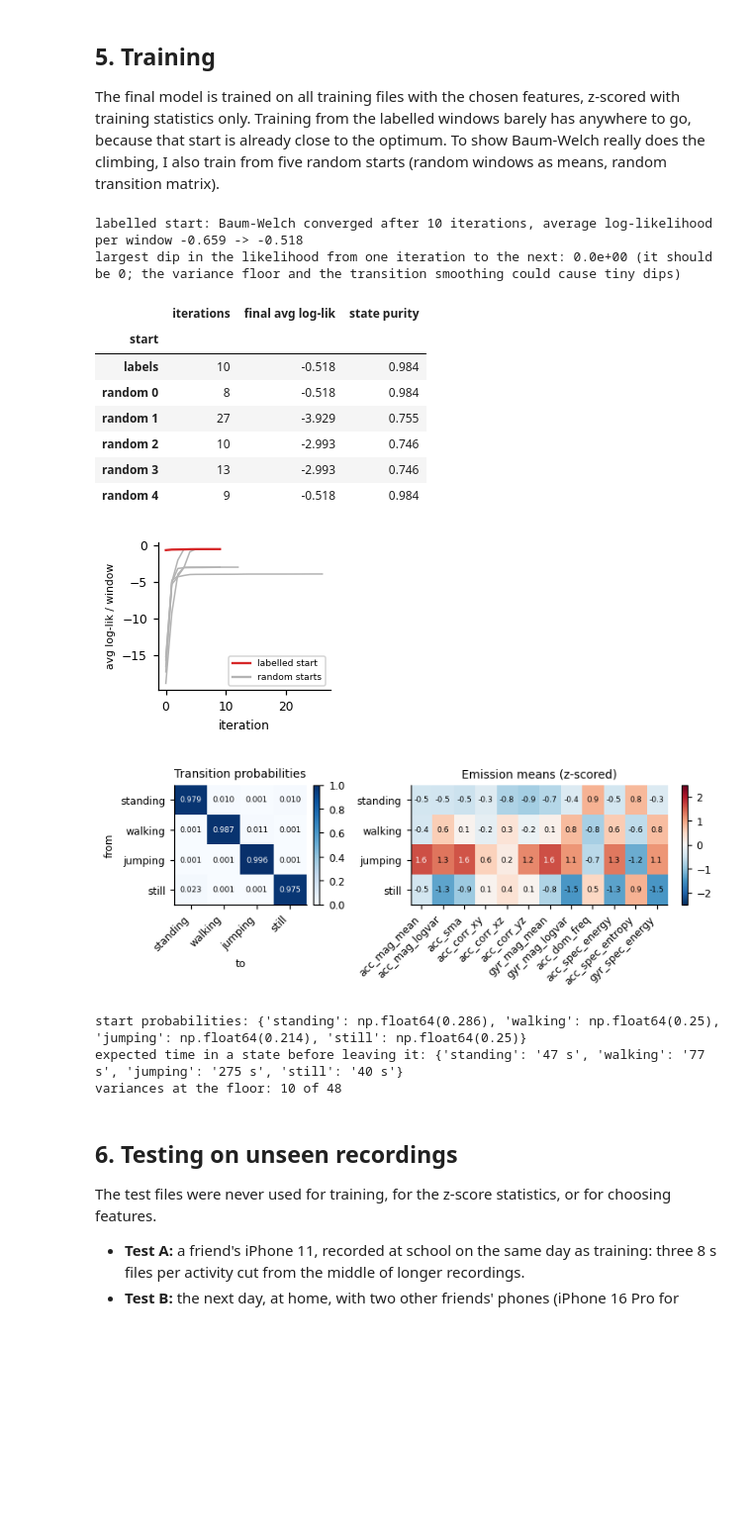
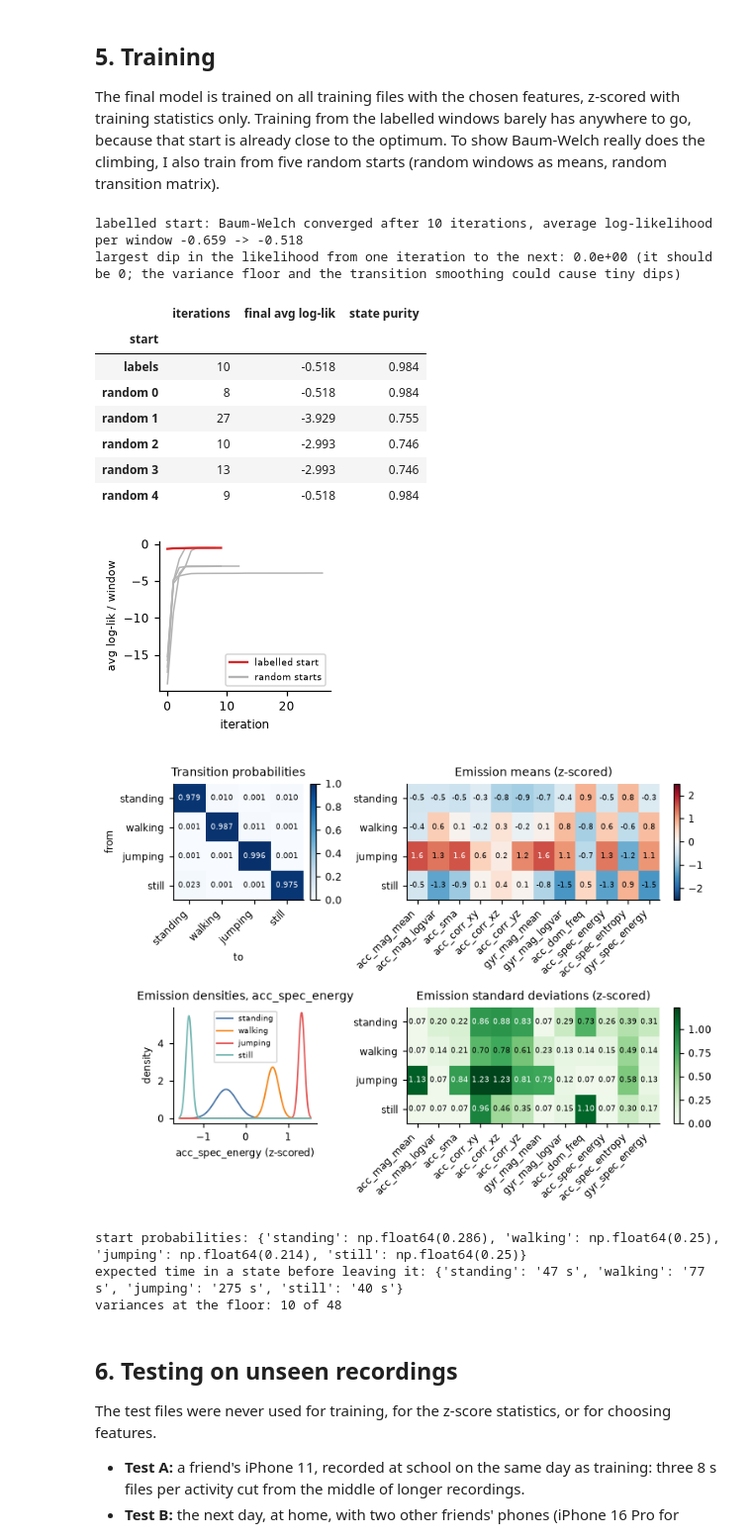
Before and after one commit to Keaane/HMM-activity-recognition, a Jupyter notebook: notebooks/hmm_activity_recognition.ipynb, the cells around one changed output. Shown at 99% size. Saved outputs shown, nothing was run; the diff lists cells and outputs as text; code cells hidden in the pictures; blank space fills up the shorter version.

Commit message:
notebook: fix the transition note and train/test file lookup, add emission variances, results table and noise floor

```diff
--- a/notebooks/hmm_activity_recognition.ipynb
+++ b/notebooks/hmm_activity_recognition.ipynb
@@ -83,11 +83,13 @@ def load_dir(d):
     return [load_recording(f) for f in sorted(Path(d).glob("*.csv"))]
 
 manifest = pd.read_csv(ROOT / "data" / "manifest.csv")
-GROUP = dict(zip(manifest["file"].str.replace(".csv", "", regex=False), manifest["group"]))
+# train and test reuse file names (standing_r1_01.csv is in both), so files are looked up by split and name
+INFO = manifest.assign(name=manifest["file"].str.replace(".csv", "", regex=False)).set_index(["split", "name"])
 
 train_recs, test_recs = load_dir(TRAIN_DIR), load_dir(TEST_DIR)
-for r in train_recs + test_recs:
-    r["group"] = GROUP[r["name"]]
+for split, recs in [("train", train_recs), ("test", test_recs)]:
+    for r in recs:
+        r["group"], r["device"] = INFO.loc[(split, r["name"]), ["group", "device"]]
 print(f"{len(train_recs)} training files, {len(test_recs)} test files")
 print("native sampling rates found:", sorted({round(r["native_fs"]) for r in train_recs + test_recs}), "Hz  ->  resampled to", FS, "Hz")
 print("missing values:", sum(r["n_nan"] for r in train_recs + test_recs))
@@ -483,8 +485,8 @@ ablation.insert(0, "time features", [len([c for c in FEATURE_SETS[n] if c not in
 ablation.insert(1, "freq features", [len([c for c in FEATURE_SETS[n] if c in FREQ]) for n in ablation.index])
 display(ablation.round(3))
 
-# the assignment asks for more than 3 time-domain and more than 1 frequency-domain feature
-eligible = ablation[(ablation["time features"] > 3) & (ablation["freq features"] > 1)]
+# the assignment asks for more than 3 features: more than 2 time-domain and more than 1 frequency-domain
+eligible = ablation[(ablation["time features"] > 2) & (ablation["freq features"] > 1)]
 chosen = eligible["mean"].idxmax()
 COLS = FEATURE_SETS[chosen]
 FEATURES = [FEATURE_NAMES[i] for i in COLS]
@@ -562,22 +564,31 @@ largest dip in the likelihood from one iteration to the next: 0.0e+00 (it should
 | random 2 | 10 | -2.993 | 0.746 |
 | random 3 | 13 | -2.993 | 0.746 |
 | random 4 | 9 | -0.518 | 0.984 |
-[figure, old version]
+[figure, new version]
 # %%
-fig, (a1, a2) = plt.subplots(1, 2, figsize=(6.8, 2.6), gridspec_kw={"width_ratios": [1, 1.9]})
+fig, ((a1, a2), (a3, a4)) = plt.subplots(2, 2, figsize=(6.8, 5.0), gridspec_kw={"width_ratios": [1, 1.9]})
 im1 = heatmap(a1, hmm.A, ACTIVITIES, ACTIVITIES, fmt="{:.3f}", cmap="Blues", vmin=0, vmax=1)
 a1.set_xlabel("to"); a1.set_ylabel("from"); a1.set_title("Transition probabilities"); fig.colorbar(im1, ax=a1, fraction=0.046)
 im2 = heatmap(a2, hmm.mu, FEATURES, ACTIVITIES, fmt="{:.1f}", cmap="RdBu_r", vmin=-2.5, vmax=2.5)
 a2.set_title("Emission means (z-scored)"); fig.colorbar(im2, ax=a2, fraction=0.025)
+
+# each state's Gaussian for one feature, i.e. P(feature value | activity)
+EMIT_FEATURE = "acc_spec_energy"; j = FEATURES.index(EMIT_FEATURE); sd_j = np.sqrt(hmm.var[:, j])
+xs = np.linspace((hmm.mu[:, j] - 3 * sd_j).min(), (hmm.mu[:, j] + 3 * sd_j).max(), 400)
+for k, act in enumerate(ACTIVITIES):
+    a3.plot(xs, np.exp(-0.5 * ((xs - hmm.mu[k, j]) / sd_j[k]) ** 2) / (sd_j[k] * np.sqrt(2 * np.pi)), color=STATE_COLORS[k], lw=1.2, label=act)
+a3.set_xlabel(f"{EMIT_FEATURE} (z-scored)"); a3.set_ylabel("density"); a3.set_title(f"Emission densities, {EMIT_FEATURE}"); a3.legend(fontsize=6)
+im4 = heatmap(a4, np.sqrt(hmm.var), FEATURES, ACTIVITIES, fmt="{:.2f}", cmap="Greens", vmin=0)
+a4.set_title("Emission standard deviations (z-scored)"); fig.colorbar(im4, ax=a4, fraction=0.025)
 fig.tight_layout(); savefig(fig, "transition_emission"); plt.show()
 
 print("start probabilities:", dict(zip(ACTIVITIES, hmm.pi.round(3))))
 step_s = WIN_S * (1 - OVERLAP)
 print("expected time in a state before leaving it:",
       {a: f"{step_s / max(1 - hmm.A[k, k], 1e-9):.0f} s" for k, a in enumerate(ACTIVITIES)})
 print("variances at the floor:", int((hmm.var <= hmm.var_floor * 1.001).sum()), "of", hmm.var.size)
 # %% [output]
-[figure, old version]
+[figure, new version]
 start probabilities: {'standing': np.float64(0.286), 'walking': np.float64(0.25), 'jumping': np.float64(0.214), 'still': np.float64(0.25)}
 expected time in a state before leaving it: {'standing': '47 s', 'walking': '77 s', 'jumping': '275 s', 'still': '40 s'}
 variances at the floor: 10 of 48
```
Also changed, not shown: parts of 10 cells of this notebook.
